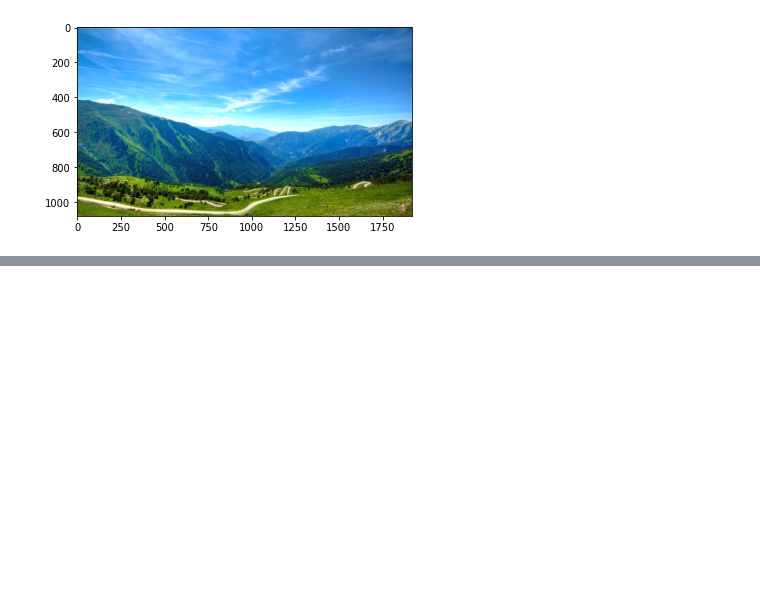
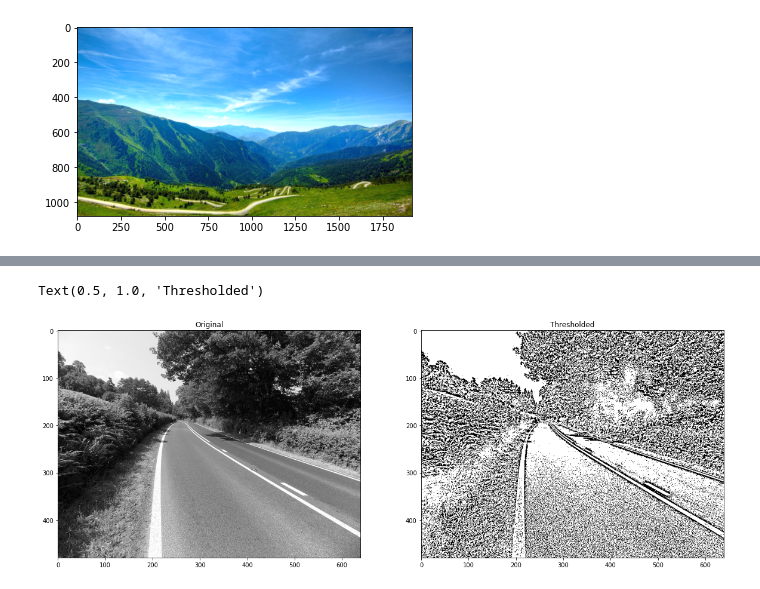
Before and after one commit to chinmaydas96/OpenCV-for-Beginner, a Jupyter notebook: Module-2/Test.ipynb, the cells around one changed output, grey strips where cells are left out. Cells and saved outputs as stored; diff of their text form; code cells hidden in the pictures; blank space fills up the shorter version.

```diff
--- a/Module-2/Test.ipynb
+++ b/Module-2/Test.ipynb
@@ -61,0 +91,9 @@ plt.imshow(img_high_contrast_clip[:,:,::-1])
+# %%
+binary_img_1 =cv2.adaptiveThreshold(img, 255, cv2.ADAPTIVE_THRESH_GAUSSIAN_C, cv2.THRESH_BINARY, 13, 7)
+# Display the images.
+plt.figure(figsize = [20, 8])
+plt.subplot(121); plt.imshow(img); plt.title('Original')
+plt.subplot(122); plt.imshow(binary_img_1); plt.title('Thresholded')
+# %% [output]
+Text(0.5, 1.0, 'Thresholded')
+[figure, added]
```
Also changed, not shown: parts of 6 cells of this notebook, 1 other file.
